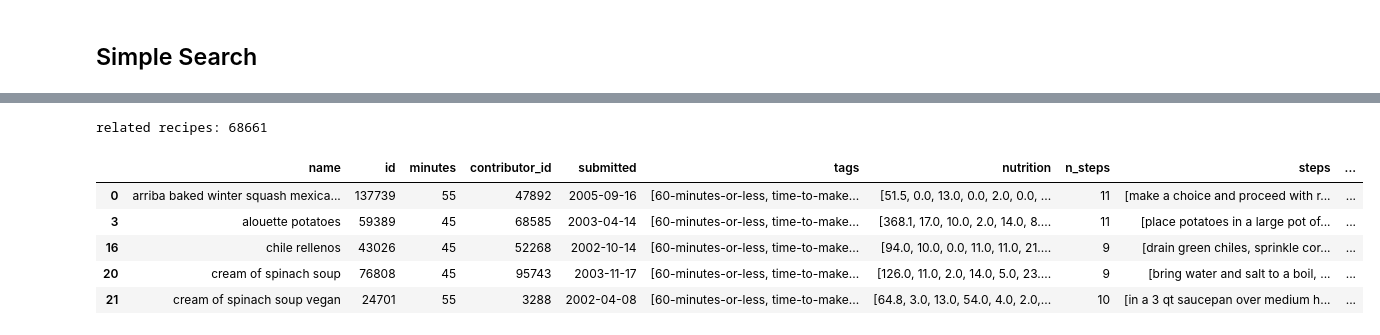
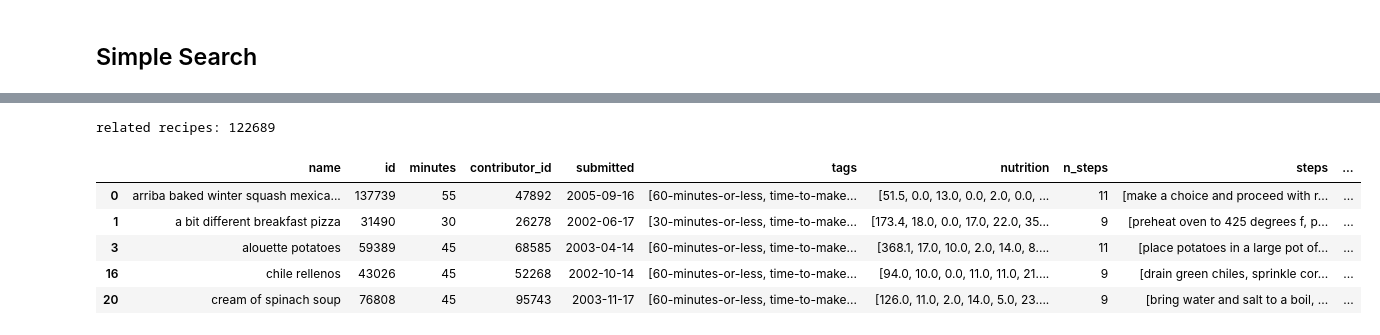
Before and after one commit to CikuApp/ciku, a Jupyter notebook: backend/api/recipe_exploration.ipynb, the cells around one changed output, grey strips where cells are left out. Cells and saved outputs as stored; diff of their text form; code cells hidden in the pictures.

```diff
--- a/backend/api/recipe_exploration.ipynb
+++ b/backend/api/recipe_exploration.ipynb
@@ -221,22 +221,23 @@ related recipes: 1627
 # %%
 tags = "30-minutes-or-less 60-minutes-or-less"
 
 search_list = tags.split(" ")
 
 data_new = df.copy()
 
-for search in search_list:
-    mask = df.tags.apply(lambda x: search in x)
-    data_new = df[mask]
+# for search in search_list:
+mask = df.tags.apply(lambda x: any(i in search_list for i in x))
+    # mask = df.tags.apply(lambda x: search in x)
+data_new = df[mask]
     # data_new = data_new[search in data_new.tags]
 
 print('related recipes: {}'.format(data_new.shape[0]))
 data_new.head()
 # %% [output]
-related recipes: 68661
+related recipes: 122689
 |  | name | id | minutes | contributor_id | submitted | tags | nutrition | n_steps | steps | ... |
 | 0 | arriba baked winter squash mexica... | 137739 | 55 | 47892 | 2005-09-16 | [60-minutes-or-less, time-to-make... | [51.5, 0.0, 13.0, 0.0, 2.0, 0.0, ... | 11 | [make a choice and proceed with r... | ... |
+| 1 | a bit different breakfast pizza | 31490 | 30 | 26278 | 2002-06-17 | [30-minutes-or-less, time-to-make... | [173.4, 18.0, 0.0, 17.0, 22.0, 35... | 9 | [preheat oven to 425 degrees f, p... | ... |
 | 3 | alouette potatoes | 59389 | 45 | 68585 | 2003-04-14 | [60-minutes-or-less, time-to-make... | [368.1, 17.0, 10.0, 2.0, 14.0, 8.... | 11 | [place potatoes in a large pot of... | ... |
 | 16 | chile rellenos | 43026 | 45 | 52268 | 2002-10-14 | [60-minutes-or-less, time-to-make... | [94.0, 10.0, 0.0, 11.0, 11.0, 21.... | 9 | [drain green chiles, sprinkle cor... | ... |
 | 20 | cream of spinach soup | 76808 | 45 | 95743 | 2003-11-17 | [60-minutes-or-less, time-to-make... | [126.0, 11.0, 2.0, 14.0, 5.0, 23.... | 9 | [bring water and salt to a boil, ... | ... |
-| 21 | cream of spinach soup vegan | 24701 | 55 | 3288 | 2002-04-08 | [60-minutes-or-less, time-to-make... | [64.8, 3.0, 13.0, 54.0, 4.0, 2.0,... | 10 | [in a 3 qt saucepan over medium h... | ... |
```
Also changed, not shown: 2 other files.
